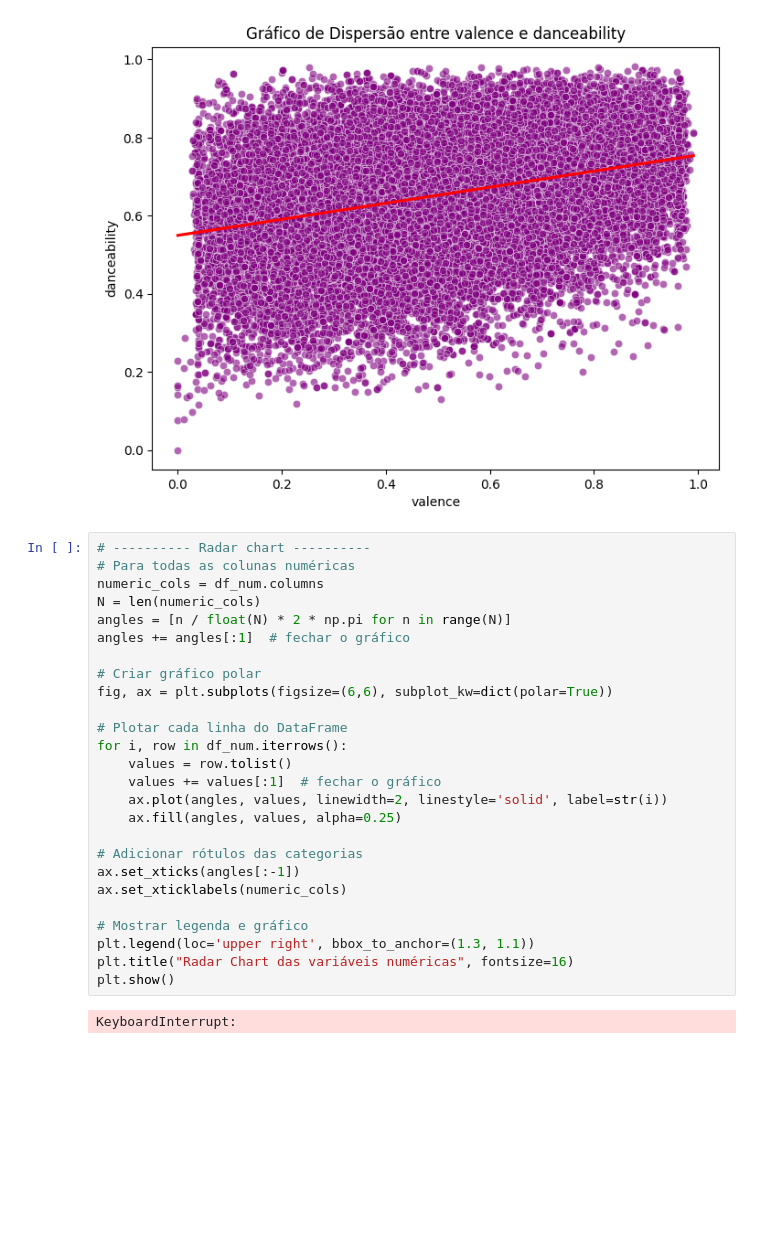
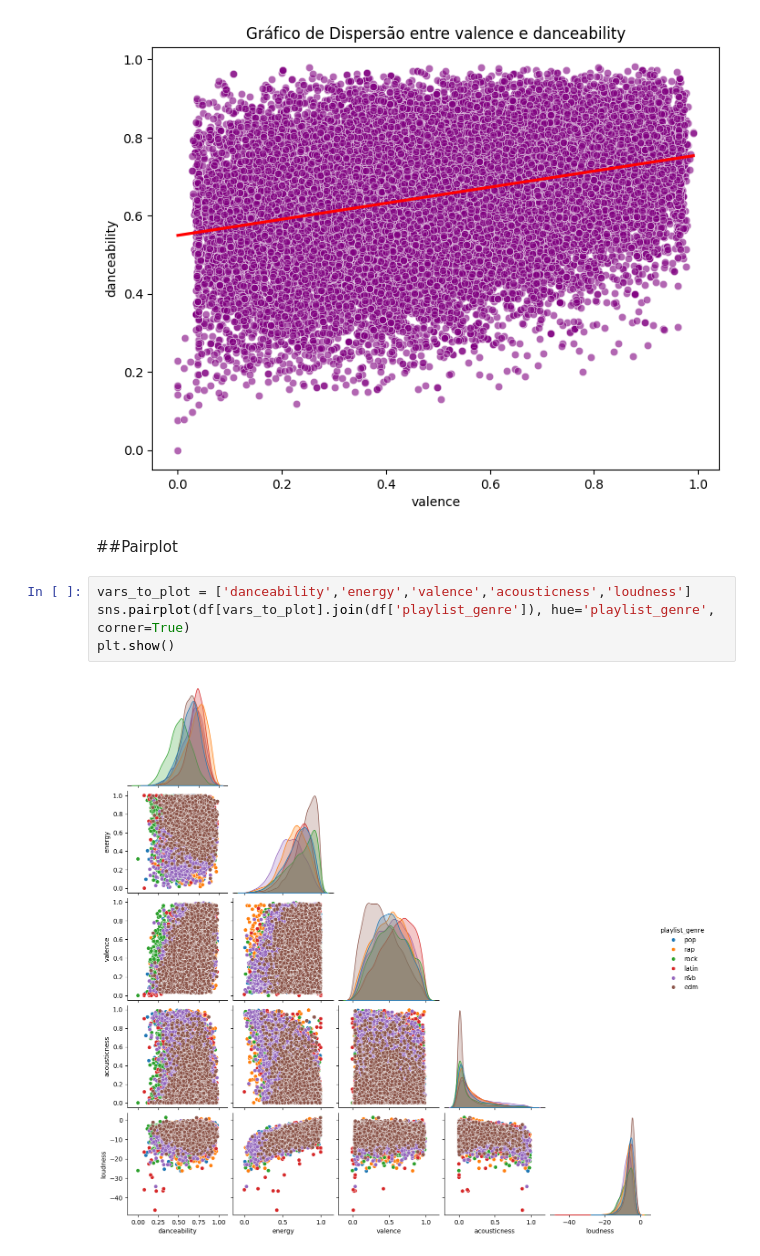
Before and after one commit to Magvride/Spotify-Recommendations, a Jupyter notebook: Ciência_de_Dados_G1.ipynb, the cells around one changed output. Cells and saved outputs as stored; diff of their text form; blank space fills up the shorter version.

```diff
--- a/Ciência_de_Dados_G1.ipynb
+++ b/Ciência_de_Dados_G1.ipynb
@@ -1083,31 +1087,11 @@ for x,y in pairs:
 [figure]
 [figure]
 [figure]
-# %%
-# ---------- Radar chart ----------
-# Para todas as colunas numéricas
-numeric_cols = df_num.columns
-N = len(numeric_cols)
-angles = [n / float(N) * 2 * np.pi for n in range(N)]
-angles += angles[:1]  # fechar o gráfico
-
-# Criar gráfico polar
-fig, ax = plt.subplots(figsize=(6,6), subplot_kw=dict(polar=True))
-
-# Plotar cada linha do DataFrame
-for i, row in df_num.iterrows():
-    values = row.tolist()
-    values += values[:1]  # fechar o gráfico
-    ax.plot(angles, values, linewidth=2, linestyle='solid', label=str(i))
-    ax.fill(angles, values, alpha=0.25)
-
-# Adicionar rótulos das categorias
-ax.set_xticks(angles[:-1])
-ax.set_xticklabels(numeric_cols)
-
-# Mostrar legenda e gráfico
-plt.legend(loc='upper right', bbox_to_anchor=(1.3, 1.1))
-plt.title("Radar Chart das variáveis numéricas", fontsize=16)
-plt.show()
-# %% [output]
-KeyboardInterrupt:
+# %% [markdown]
+##Pairplot
+# %%
+vars_to_plot = ['danceability','energy','valence','acousticness','loudness']
+sns.pairplot(df[vars_to_plot].join(df['playlist_genre']), hue='playlist_genre', corner=True)
+plt.show()
+# %% [output]
+[figure, added]
```
Also changed, not shown: parts of 3 cells of this notebook.
